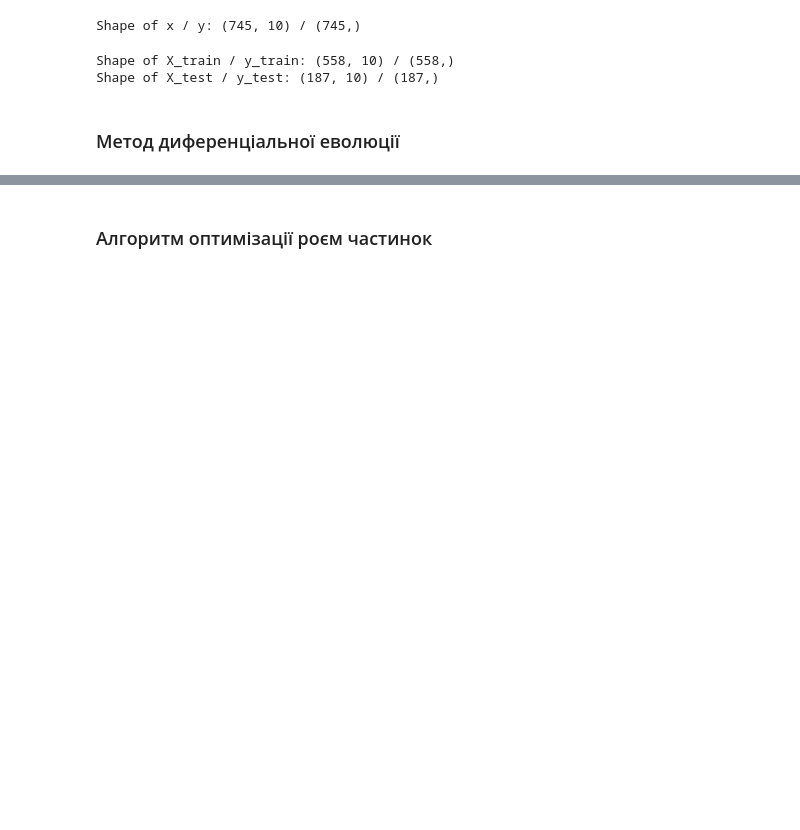
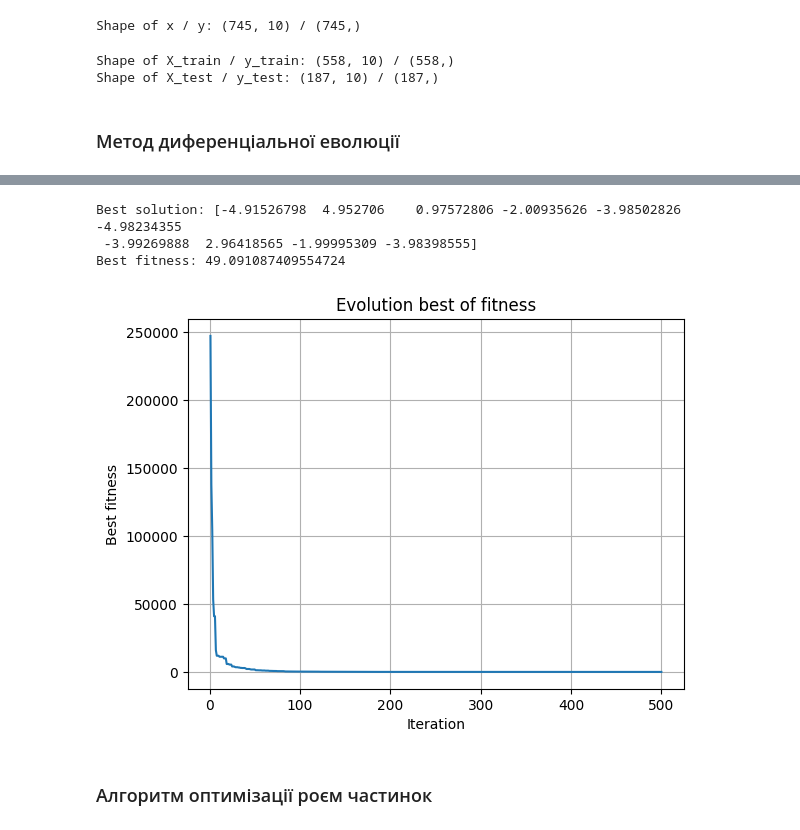
Before and after one commit to Terlok/SwarmIntelligence, a Jupyter notebook: lab 7/main.ipynb, the cells around one changed output, grey strips where cells are left out. Saved outputs shown, nothing was run; the diff lists cells and outputs as text; code cells hidden in the pictures; blank space fills up the shorter version.

```diff
--- a/lab 7/main.ipynb
+++ b/lab 7/main.ipynb
@@ -48,8 +46,7 @@ def L1(a, x, y, coef=0.0005):
 def L2(a, x, y, coef=0.0005):
     return sum([(y[i] - (a[0]+sum([a[j]*x[i][j] for j in range(1, len(a))])))**2 + coef*sum([a[i]**2 for i in range(len(a))]) for i in range(1, len(x))])
 
-def ElasticnNets(a, x, y, coef):
-    coef1, coef2 = coef[0], coef[1]
+def ElasticnNets(a, x, y, coef1=0.0005, coef2=0.0005):
     fisrt_term  = coef1 * sum([a[i]**2 for i in range(len(a))])
     second_term = coef2 * sum([abs(a[i]) for i in range(len(a))])
     return sum([(y[i] - (a[0]+sum([a[j]*x[i][j] for j in range(1, len(a))])))**2 + fisrt_term + second_term for i in range(1, len(x))])
@@ -71,3 +83,17 @@ Best fitness: 5936.3711940054
+# %%
+bounds = np.array([[-5, 5] for _ in range(10)])
+de = DifferentialEvolution(ElasticnNets, bounds, data, max_iter=500)
+
+best_solution, best_fitness = de.optimize()
+print('Best solution:', best_solution)
+print('Best fitness:', best_fitness)
+
+plot_fitness(de.param)
+# %% [output]
+Best solution: [-4.91526798  4.952706    0.97572806 -2.00935626 -3.98502826 -4.98234355
+ -3.99269888  2.96418565 -1.99995309 -3.98398555]
+Best fitness: 49.091087409554724
+[figure, added]
 # %% [markdown]
 ### Алгоритм оптимізації роєм частинок
 # %%
```
Also changed, not shown: parts of 13 cells of this notebook.
